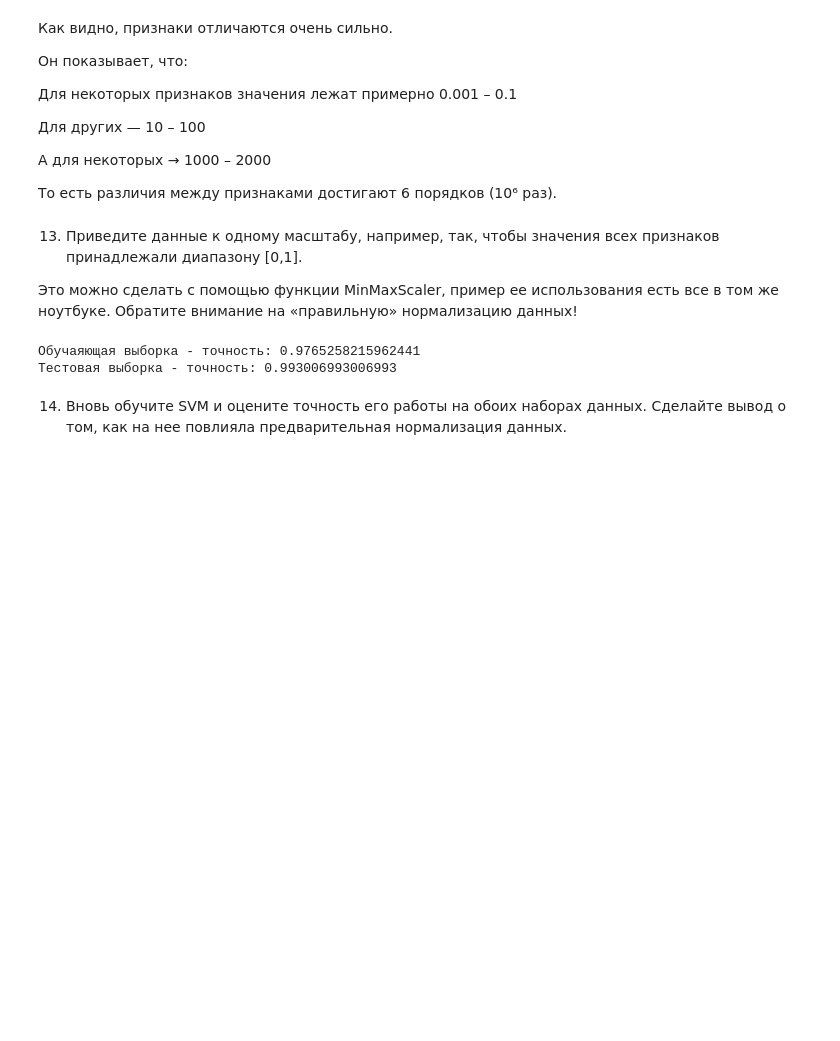
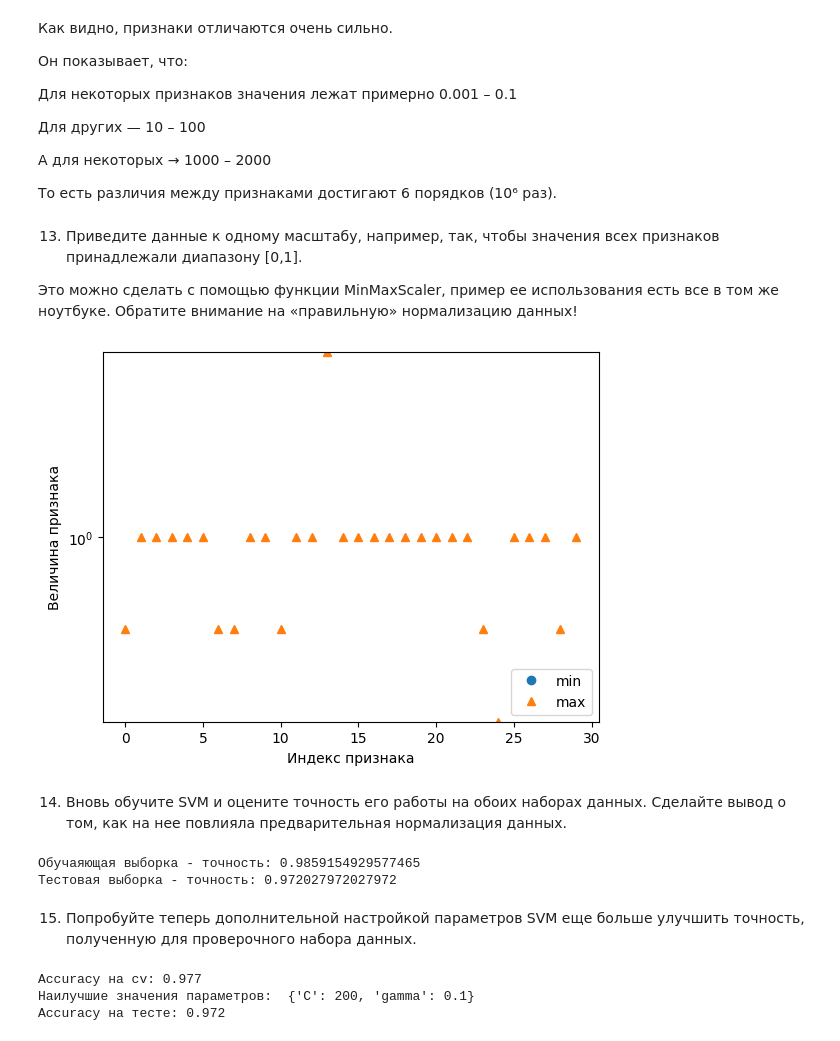
Before and after one commit to NikitaR041/Programming-at-SUSU, a Jupyter notebook: MachineLearning/Laboratories/lab3/main.ipynb, the cells around one changed output. Drawn from its saved outputs; the diff is of its cells as text; code cells hidden in the pictures; blank space fills up the shorter version.

```diff
--- a/MachineLearning/Laboratories/lab3/main.ipynb
+++ b/MachineLearning/Laboratories/lab3/main.ipynb
@@ -318,25 +369,66 @@ plt.yscale("log")
 # %%
 from sklearn.preprocessing import MinMaxScaler
 from sklearn.svm import SVC
-from sklearn.pipeline import Pipeline
-from sklearn.metrics import accuracy_score
+# from sklearn.pipeline import Pipeline
+# from sklearn.metrics import accuracy_score
 
 # Вариант A: простой, явный (показывает суть)
 scaler = MinMaxScaler()
 scaler.fit(X_train)                    # fit только на train!
 X_train_scaled = scaler.transform(X_train)
 X_test_scaled  = scaler.transform(X_test)
 
-# Обучаем SVM на нормализованных данных
-svc = SVC()     # можно подбирать C,gamma позже
-svc.fit(X_train_scaled, y_train)
-
-print("Обучаяющая выборка - точность:", svc.score(X_train_scaled, y_train))
-print("Тестовая выборка - точность:", svc.score(X_test_scaled, y_test))
+plt.plot(X_train_scaled.min(axis=0), 'o', label="min")
+plt.plot(X_train_scaled.max(axis=0), '^', label="max")
+# plt.plot(X_test_scaled.min(axis=0), 'o', label="min")
+# plt.plot(X_test_scaled.max(axis=0), '^', label="max")
+plt.legend(loc=4)
+plt.xlabel("Индекс признака")
+plt.ylabel("Величина признака")
+plt.yscale("log")
+# plt.show()
 # %% [output]
-Обучаяющая выборка - точность: 0.9765258215962441
-Тестовая выборка - точность: 0.993006993006993
+[figure, added]
 # %% [markdown]
 14) Вновь обучите SVM и оцените точность его работы на обоих наборах данных.
 Сделайте вывод о том, как на нее повлияла предварительная нормализация
 данных.
+# %%
+# Обучаем SVM на нормализованных данных
+svc = SVC()     # можно подбирать C,gamma позже
+svc.fit(X_train_scaled, y_train)
+
+print("Обучаяющая выборка - точность:", svc.score(X_train_scaled, y_train))
+print("Тестовая выборка - точность:", svc.score(X_test_scaled, y_test))
+# %% [output]
+Обучаяющая выборка - точность: 0.9859154929577465
+Тестовая выборка - точность: 0.972027972027972
+# %% [markdown]
+15) Попробуйте теперь дополнительной настройкой параметров SVM еще больше
+улучшить точность, полученную для проверочного набора данных.
+# %%
+best_score = 0
+
+for gamma in [1e-07, 1e-06, 1e-05, 1e-04, 1e-03, 0.01, 0.1, 1]:
+    for C in [0.1, 1, 10, 50, 100, 200, 300, 400, 500]:
+
+        svc = SVC(gamma=gamma, C=C)
+
+        scores = cross_val_score(svc, X_train_scaled, y_train, cv=5)
+
+        score = np.mean(scores)
+
+        if score > best_score:
+            best_score = score
+            best_parameters = {'C': C, 'gamma': gamma}
+
+svc = SVC(**best_parameters)
+svc.fit(X_train_scaled, y_train)
+test_score = svc.score(X_test_scaled, y_test)
+print("Accuracy на cv: {:.3f}".format(best_score))
+print("Наилучшие значения параметров: ", best_parameters)
+print("Accuracy на тесте: {:.3f}".format(test_score))
+# %% [output]
+Accuracy на cv: 0.977
+Наилучшие значения параметров:  {'C': 200, 'gamma': 0.1}
+Accuracy на тесте: 0.972
```
Also changed, not shown: parts of 33 cells of this notebook.
